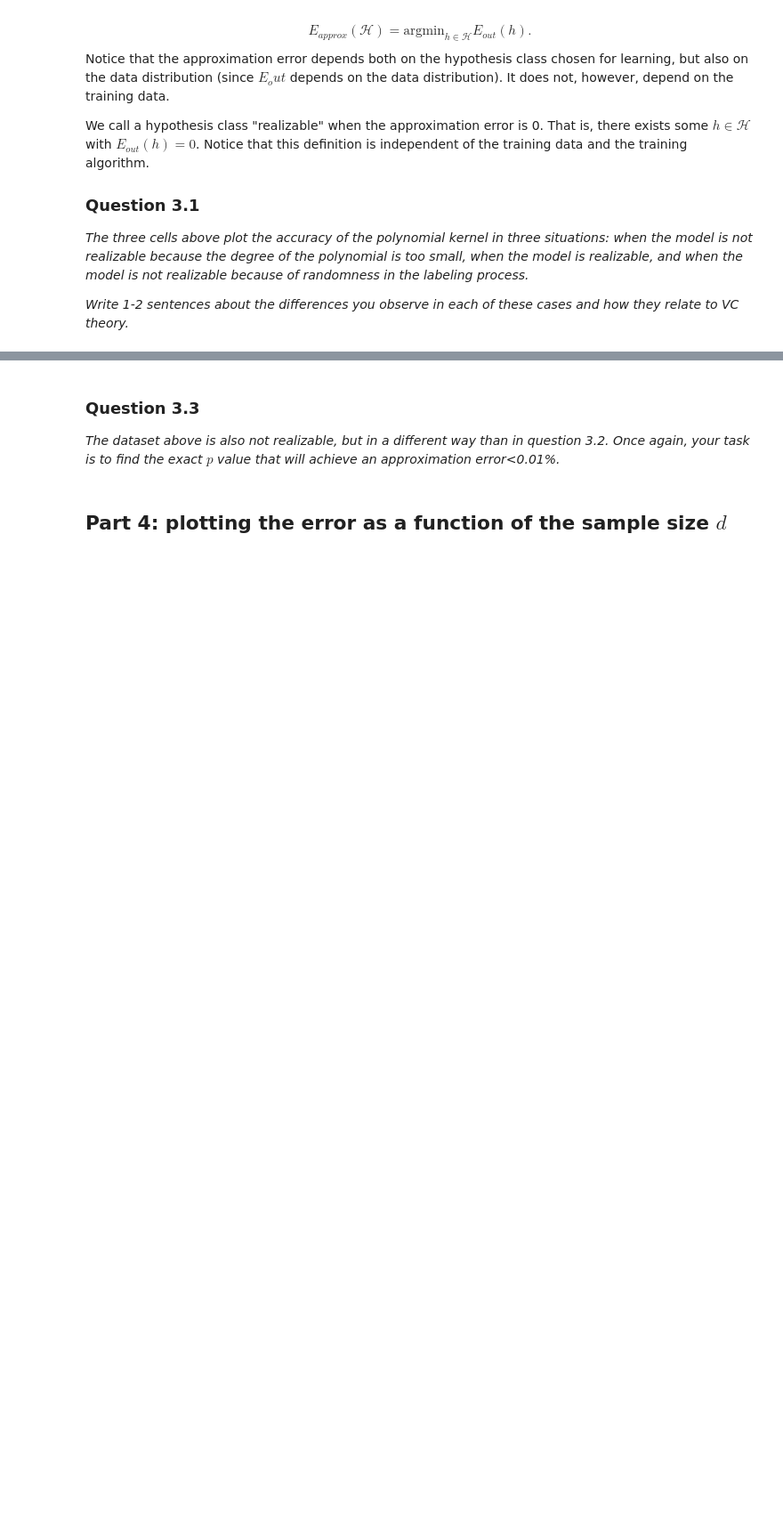
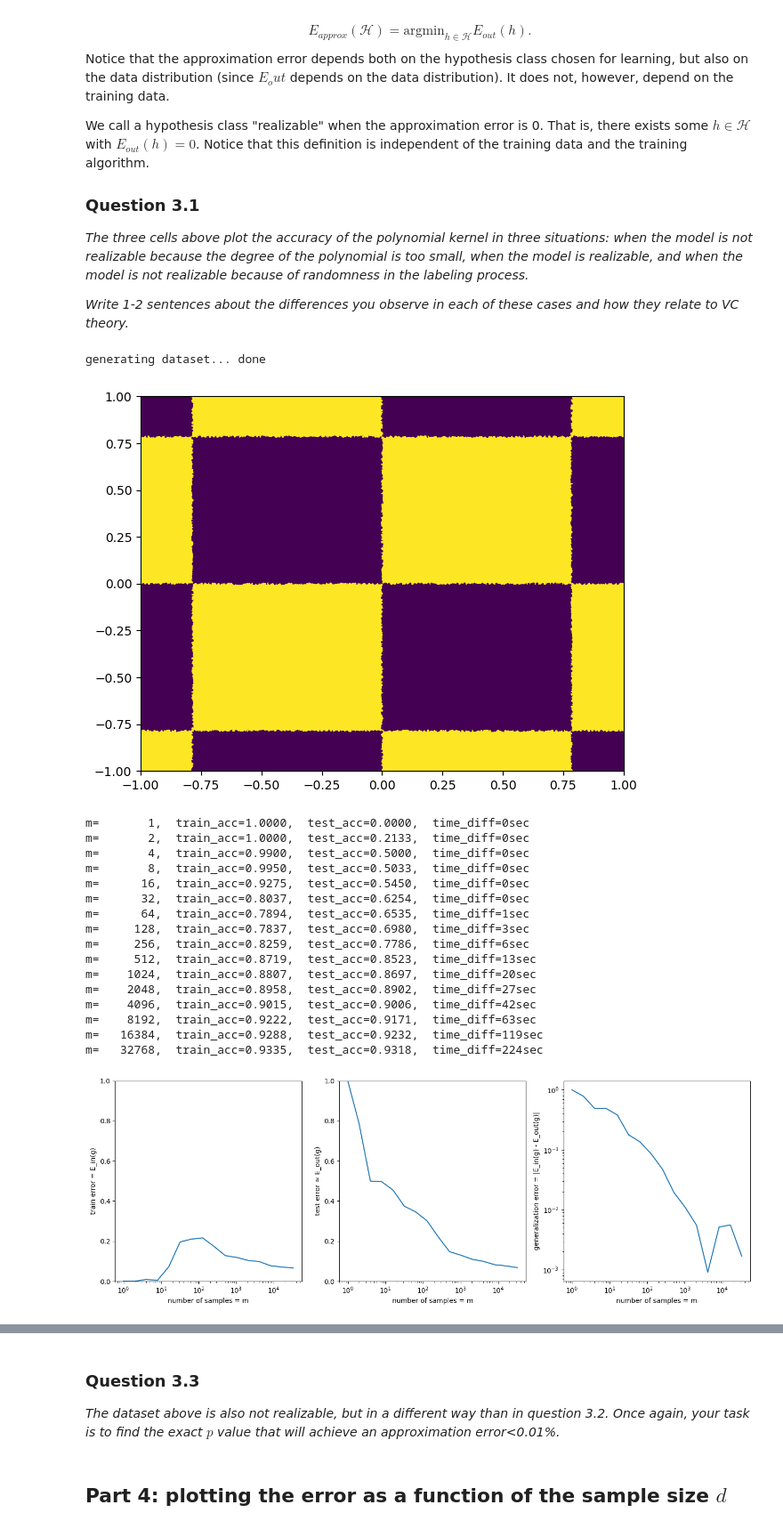
Before and after one commit to chuckrak/halfspaces, a Jupyter notebook: halfspaces-polynomial.ipynb, the cells around one changed output, grey strips where cells are left out. Shown at 89% size. Drawn from its saved outputs; the diff is of its cells as text; code cells hidden in the pictures; blank space fills up the shorter version.

```diff
--- a/halfspaces-polynomial.ipynb
+++ b/halfspaces-polynomial.ipynb
@@ -309,7 +309,8 @@ The sigma variable controls the amount of randomness applied to the model's labe
 # these "hyperparameters" control the properties of the dataset
 d = 2
 sigma = 0.2
-f = f_polynomial(2)
+p = 2
+f = f_polynomial(p)
 
 # generate and plot dataset
 S = generate_dataset(m=2**16,d=d,f=f,sigma=sigma)
@@ -445,7 +452,7 @@ def calculate_err_vs_m(d, sigma, f, p, num_trials=default_num_trials):
 
     # plot the errors
     fig, (ax1, ax2, ax3) = plt.subplots(1,3, figsize=(14,5))
-    ax1.set_xscale('log',basex=2)
+    ax1.set_xscale('log')
     #ax1.set_yscale('log')
     ax1.set_ylim([0.0,1.0])
     ax1.set(
@@ -454,7 +461,7 @@ def calculate_err_vs_m(d, sigma, f, p, num_trials=default_num_trials):
     )
     ax1.plot(ms,train_errs)
 
-    ax2.set_xscale('log',basex=2)
+    ax2.set_xscale('log')
     #ax2.set_yscale('log')
     ax2.set_ylim([0.0,1.0])
     ax2.set(
@@ -463,7 +470,7 @@ def calculate_err_vs_m(d, sigma, f, p, num_trials=default_num_trials):
     )
     ax2.plot(ms,test_errs)
 
-    ax3.set_xscale('log',basex=2)
+    ax3.set_xscale('log')
     ax3.set_yscale('log')
     ax3.set(
         xlabel='number of samples = m',
@@ -527,10 +594,30 @@ and when the model is not realizable because of randomness in the labeling proce
 # %%
 calculate_err_vs_m(
     d=2,
     sigma=0,
     f=f_checkers(),
-    p=2,
+    p=14,
 )
+# %% [output]
+generating dataset... done
+[figure, added]
+m=       1,  train_acc=1.0000,  test_acc=0.0000,  time_diff=0sec
+m=       2,  train_acc=1.0000,  test_acc=0.2133,  time_diff=0sec
+m=       4,  train_acc=0.9900,  test_acc=0.5000,  time_diff=0sec
+m=       8,  train_acc=0.9950,  test_acc=0.5033,  time_diff=0sec
+m=      16,  train_acc=0.9275,  test_acc=0.5450,  time_diff=0sec
+m=      32,  train_acc=0.8037,  test_acc=0.6254,  time_diff=0sec
+m=      64,  train_acc=0.7894,  test_acc=0.6535,  time_diff=1sec
+m=     128,  train_acc=0.7837,  test_acc=0.6980,  time_diff=3sec
+m=     256,  train_acc=0.8259,  test_acc=0.7786,  time_diff=6sec
+m=     512,  train_acc=0.8719,  test_acc=0.8523,  time_diff=13sec
+m=    1024,  train_acc=0.8807,  test_acc=0.8697,  time_diff=20sec
+m=    2048,  train_acc=0.8958,  test_acc=0.8902,  time_diff=27sec
+m=    4096,  train_acc=0.9015,  test_acc=0.9006,  time_diff=42sec
+m=    8192,  train_acc=0.9222,  test_acc=0.9171,  time_diff=63sec
+m=   16384,  train_acc=0.9288,  test_acc=0.9232,  time_diff=119sec
+m=   32768,  train_acc=0.9335,  test_acc=0.9318,  time_diff=224sec
+[figure, added]
 # %% [markdown]
 ### Question 3.2
 
```
Also changed, not shown: parts of 12 cells of this notebook.
